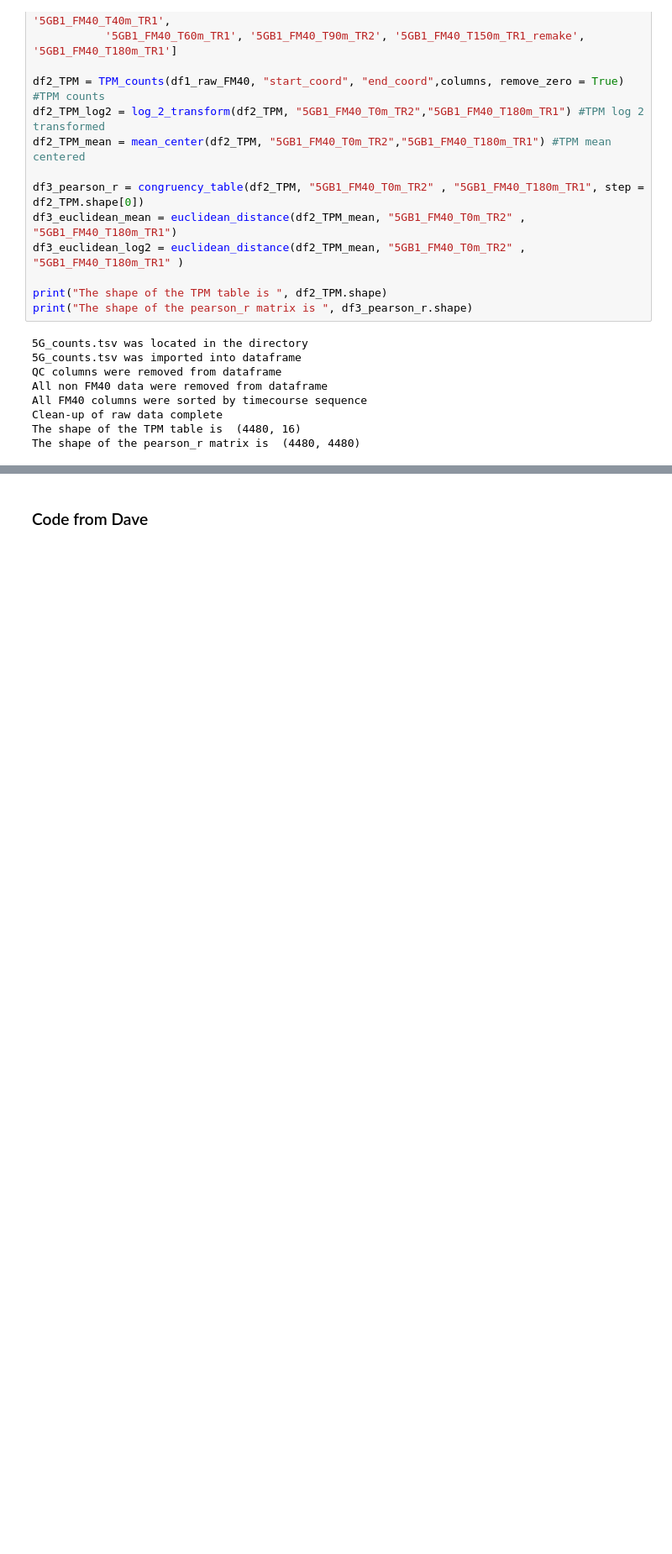
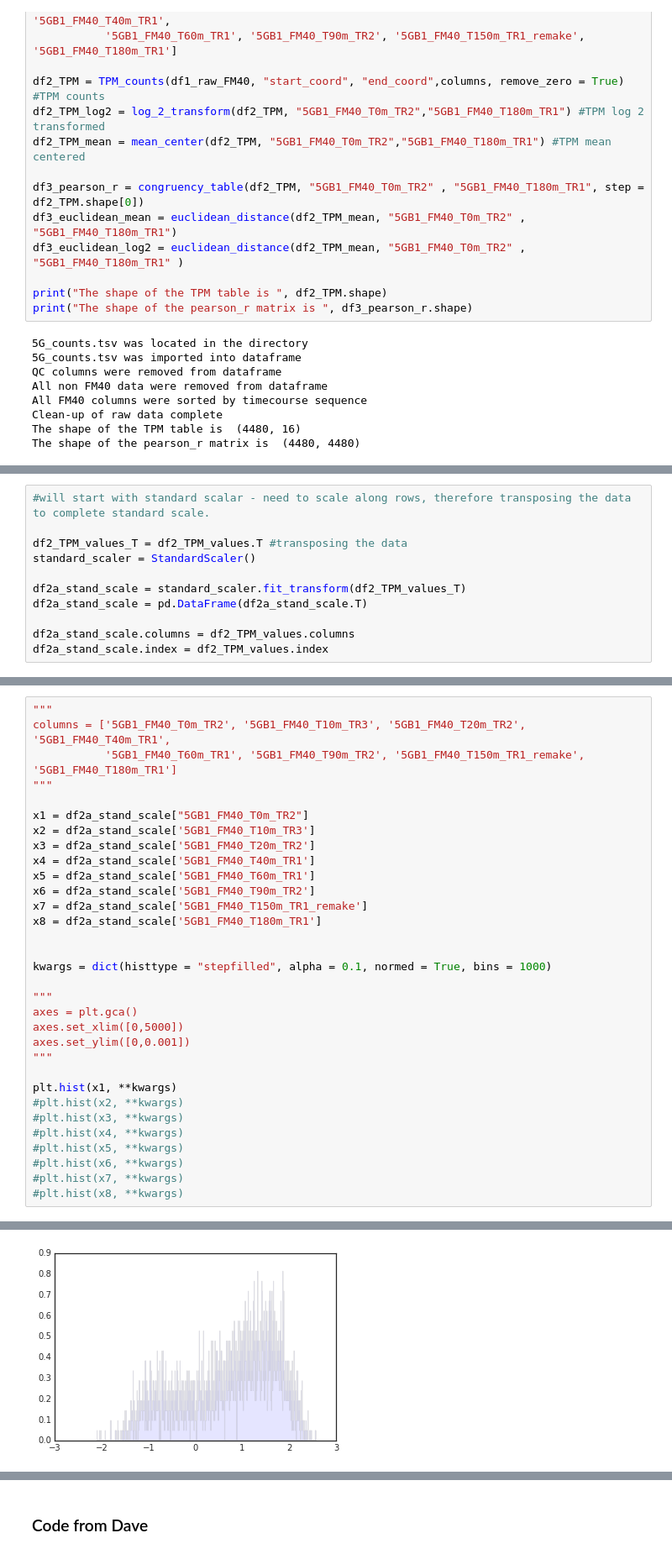
Before and after one commit to JiayuanGuo/Cu_transition_time_course-, a Jupyter notebook: Data_exploring_post_clustering_failure.ipynb, the cells around one changed output, grey strips where cells are left out. Shown at 84% size. Saved outputs shown, nothing was run; the diff lists cells and outputs as text; blank space fills up the shorter version.

```diff
--- a/Data_exploring_post_clustering_failure.ipynb
+++ b/Data_exploring_post_clustering_failure.ipynb
@@ -32,0 +152,11 @@ The shape of the pearson_r matrix is  (4480, 4480)
+# %%
+#will start with standard scalar - need to scale along rows, therefore transposing the data to complete standard scale.
+
+df2_TPM_values_T = df2_TPM_values.T #transposing the data
+standard_scaler = StandardScaler()
+
+df2a_stand_scale = standard_scaler.fit_transform(df2_TPM_values_T)
+df2a_stand_scale = pd.DataFrame(df2a_stand_scale.T)
+
+df2a_stand_scale.columns = df2_TPM_values.columns
+df2a_stand_scale.index = df2_TPM_values.index
@@ -32,0 +175,33 @@ The shape of the pearson_r matrix is  (4480, 4480)
+# %%
+"""
+columns = ['5GB1_FM40_T0m_TR2', '5GB1_FM40_T10m_TR3', '5GB1_FM40_T20m_TR2', '5GB1_FM40_T40m_TR1',
+           '5GB1_FM40_T60m_TR1', '5GB1_FM40_T90m_TR2', '5GB1_FM40_T150m_TR1_remake', '5GB1_FM40_T180m_TR1']
+"""
+
+x1 = df2a_stand_scale["5GB1_FM40_T0m_TR2"]
+x2 = df2a_stand_scale['5GB1_FM40_T10m_TR3']
+x3 = df2a_stand_scale['5GB1_FM40_T20m_TR2']
+x4 = df2a_stand_scale['5GB1_FM40_T40m_TR1']
+x5 = df2a_stand_scale['5GB1_FM40_T60m_TR1']
+x6 = df2a_stand_scale['5GB1_FM40_T90m_TR2']
+x7 = df2a_stand_scale['5GB1_FM40_T150m_TR1_remake']
+x8 = df2a_stand_scale['5GB1_FM40_T180m_TR1']
+
+
+kwargs = dict(histtype = "stepfilled", alpha = 0.1, normed = True, bins = 1000)
+
+"""
+axes = plt.gca()
+axes.set_xlim([0,5000])
+axes.set_ylim([0,0.001])
+"""
+
+plt.hist(x1, **kwargs)
+#plt.hist(x2, **kwargs)
+#plt.hist(x3, **kwargs)
+#plt.hist(x4, **kwargs)
+#plt.hist(x5, **kwargs)
+#plt.hist(x6, **kwargs)
+#plt.hist(x7, **kwargs)
+#plt.hist(x8, **kwargs)
+# %% [output]
@@ -32,0 +225 @@ The shape of the pearson_r matrix is  (4480, 4480)
+[figure, added]
```
Also changed, not shown: parts of 25 cells of this notebook.
